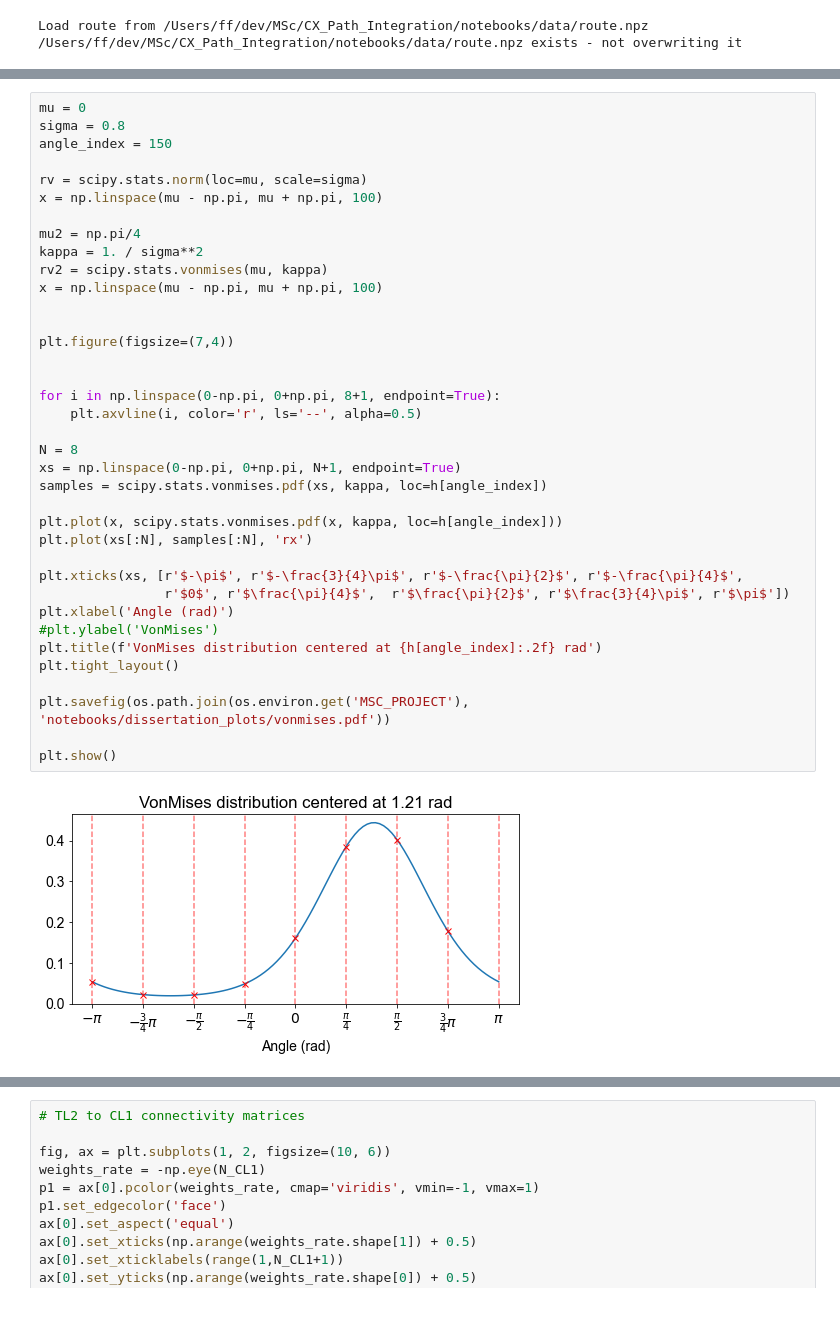
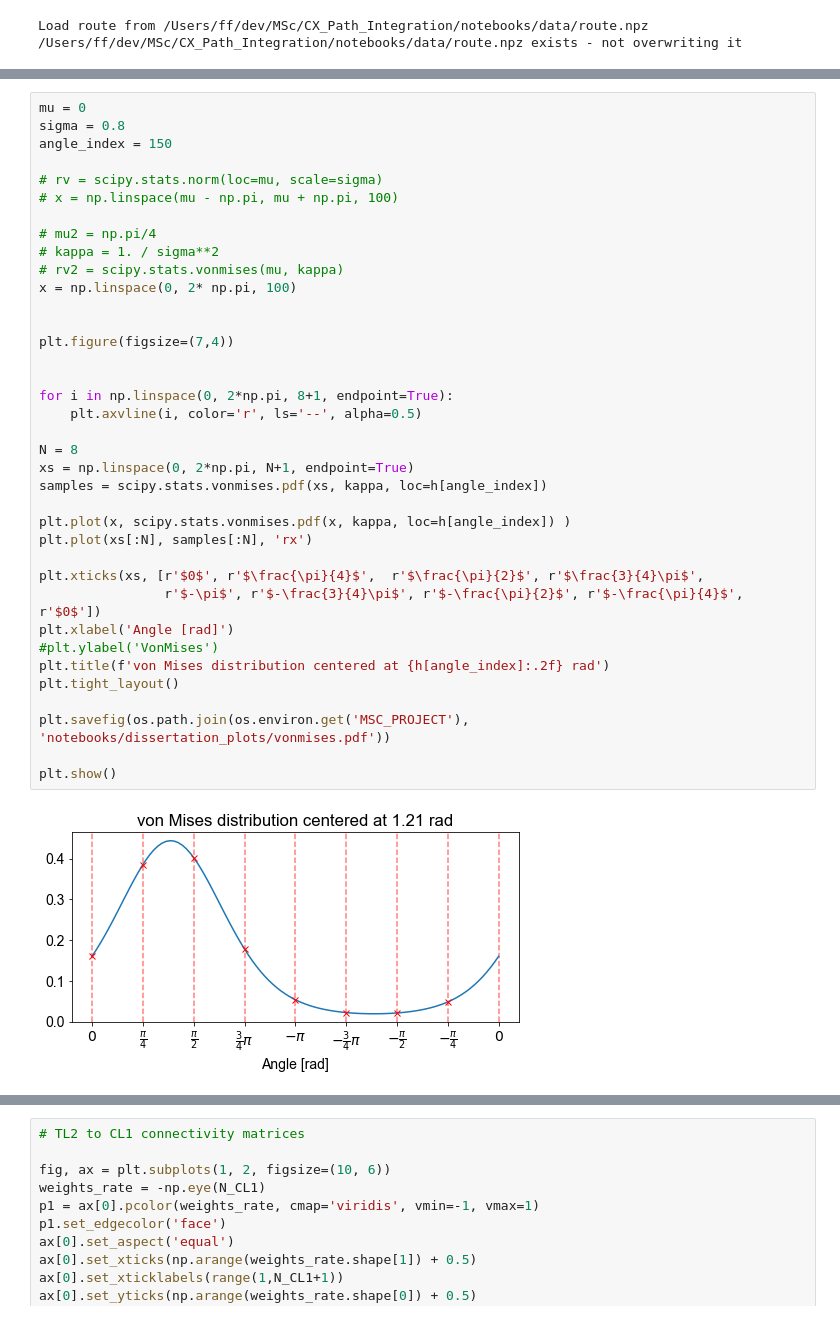
Before and after one commit to filippoferrari/CX_Path_Integration, a Jupyter notebook: notebooks/generate_plots.ipynb, the cells around one changed output, grey strips where cells are left out. Saved outputs shown, nothing was run; the diff lists cells and outputs as text.

```diff
--- a/notebooks/generate_plots.ipynb
+++ b/notebooks/generate_plots.ipynb
@@ -90,39 +119,39 @@ plt.show()
 # %%
 mu = 0
 sigma = 0.8
 angle_index = 150
 
-rv = scipy.stats.norm(loc=mu, scale=sigma)
-x = np.linspace(mu - np.pi, mu + np.pi, 100)
+# rv = scipy.stats.norm(loc=mu, scale=sigma)
+# x = np.linspace(mu - np.pi, mu + np.pi, 100)
 
-mu2 = np.pi/4
-kappa = 1. / sigma**2
-rv2 = scipy.stats.vonmises(mu, kappa)
-x = np.linspace(mu - np.pi, mu + np.pi, 100)
+# mu2 = np.pi/4
+# kappa = 1. / sigma**2
+# rv2 = scipy.stats.vonmises(mu, kappa)
+x = np.linspace(0, 2* np.pi, 100)
 
 
 plt.figure(figsize=(7,4))
 
 
-for i in np.linspace(0-np.pi, 0+np.pi, 8+1, endpoint=True):
+for i in np.linspace(0, 2*np.pi, 8+1, endpoint=True):
     plt.axvline(i, color='r', ls='--', alpha=0.5)
 
 N = 8
-xs = np.linspace(0-np.pi, 0+np.pi, N+1, endpoint=True)
+xs = np.linspace(0, 2*np.pi, N+1, endpoint=True)
 samples = scipy.stats.vonmises.pdf(xs, kappa, loc=h[angle_index])
 
-plt.plot(x, scipy.stats.vonmises.pdf(x, kappa, loc=h[angle_index]))
+plt.plot(x, scipy.stats.vonmises.pdf(x, kappa, loc=h[angle_index]) )
 plt.plot(xs[:N], samples[:N], 'rx')
 
-plt.xticks(xs, [r'$-\pi$', r'$-\frac{3}{4}\pi$', r'$-\frac{\pi}{2}$', r'$-\frac{\pi}{4}$',
-                r'$0$', r'$\frac{\pi}{4}$',  r'$\frac{\pi}{2}$', r'$\frac{3}{4}\pi$', r'$\pi$'])
-plt.xlabel('Angle (rad)')
+plt.xticks(xs, [r'$0$', r'$\frac{\pi}{4}$',  r'$\frac{\pi}{2}$', r'$\frac{3}{4}\pi$',
+                r'$-\pi$', r'$-\frac{3}{4}\pi$', r'$-\frac{\pi}{2}$', r'$-\frac{\pi}{4}$', r'$0$'])
+plt.xlabel('Angle [rad]')
 #plt.ylabel('VonMises')
-plt.title(f'VonMises distribution centered at {h[angle_index]:.2f} rad')
+plt.title(f'von Mises distribution centered at {h[angle_index]:.2f} rad')
 plt.tight_layout()
 
 plt.savefig(os.path.join(os.environ.get('MSC_PROJECT'), 'notebooks/dissertation_plots/vonmises.pdf'))
 
 plt.show()
 # %% [output]
-[figure, old version]
+[figure, new version]
```
Also changed, not shown: parts of 3 cells of this notebook, 3 other files.
